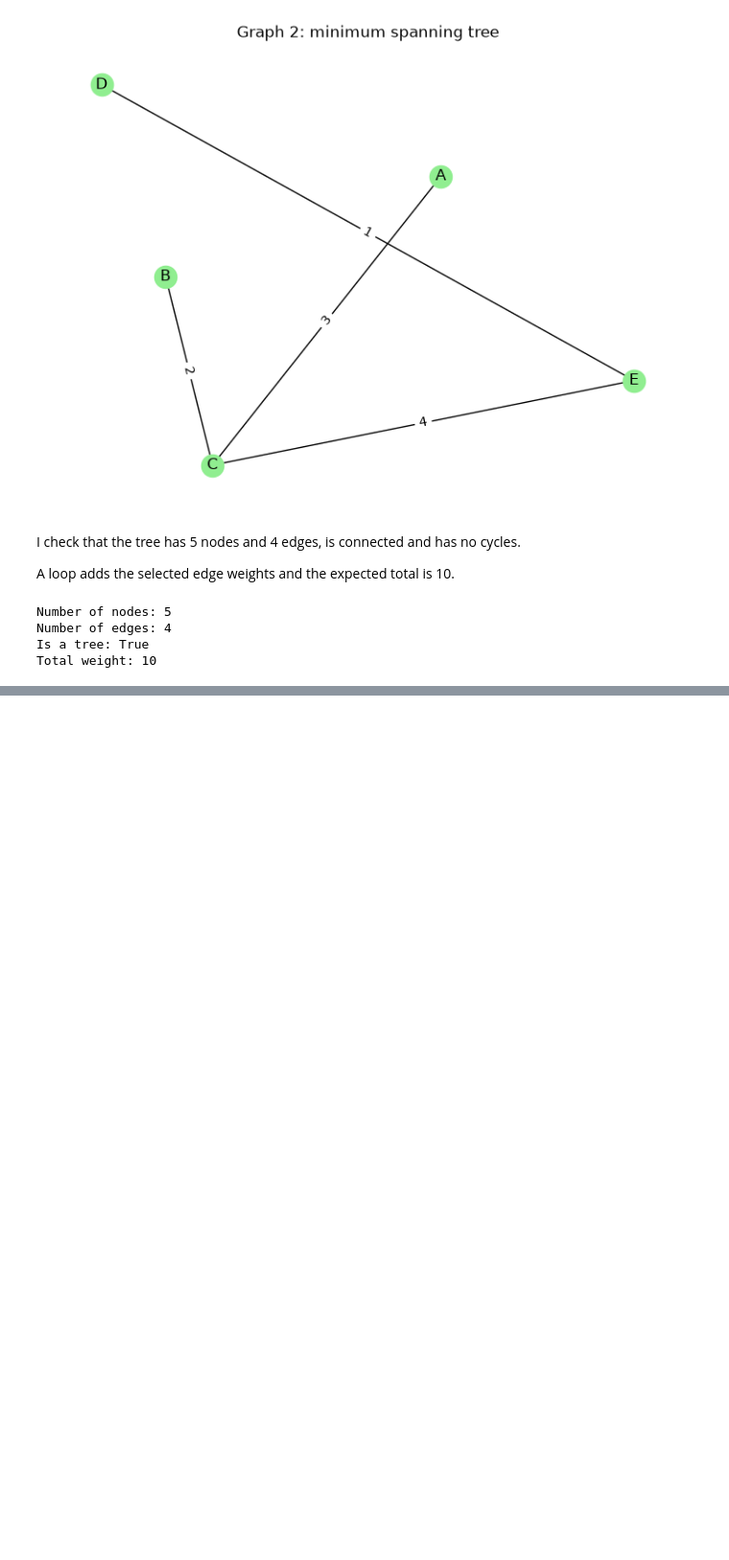
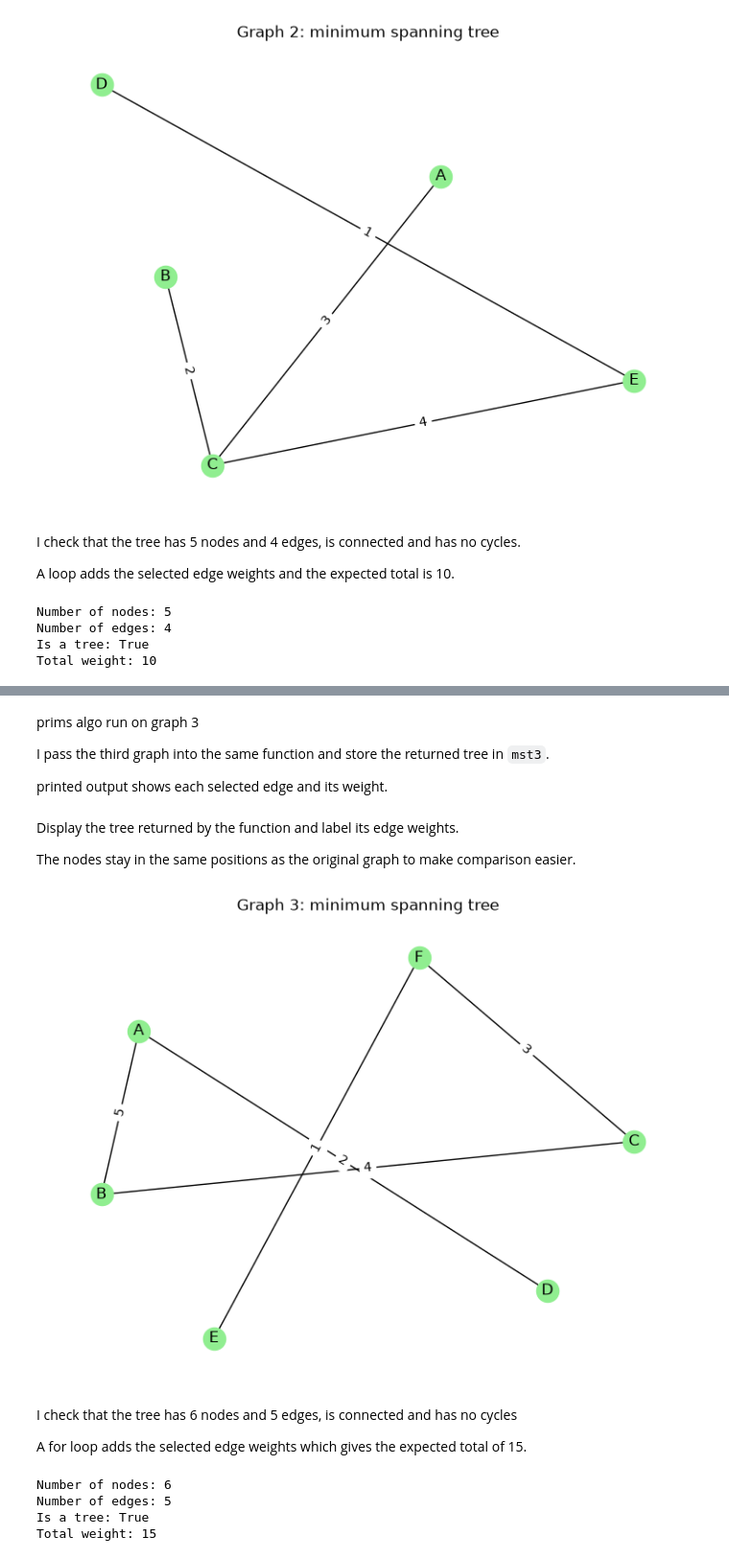
Before and after one commit to janadatatech/dsa2-coursework, a Jupyter notebook: Q2_minimum_spanning_tree.ipynb, the cells around one changed output, grey strips where cells are left out. Shown at 96% size. Saved outputs shown, nothing was run; the diff lists cells and outputs as text; code cells hidden in the pictures; blank space fills up the shorter version.

```diff
--- a/Q2_minimum_spanning_tree.ipynb
+++ b/Q2_minimum_spanning_tree.ipynb
@@ -246,0 +297,39 @@ Total weight: 10
+# %% [markdown]
+prims algo run on graph 3
+
+I pass the third graph into the same function and store the returned tree in `mst3`.
+
+printed output shows each selected edge and its weight.
+# %% [markdown]
+Display the tree returned by the function and label its edge weights.
+
+The nodes stay in the same positions as the original graph to make comparison easier.
+# %%
+plt.figure(figsize=(7, 5))
+nx.draw(mst3, positions3, with_labels=True, node_color="lightgreen")
+weights3 = nx.get_edge_attributes(mst3, "weight")
+nx.draw_networkx_edge_labels(mst3, positions3, edge_labels=weights3)
+plt.title("Graph 3: minimum spanning tree")
+plt.axis("off")
+plt.show()
+# %% [output]
+[figure, added]
+# %% [markdown]
+I check that the tree has 6 nodes and 5 edges, is connected and has no cycles
+
+A for loop adds the selected edge weights which gives the expected total of 15.
+# %%
+print("Number of nodes:", mst3.number_of_nodes())
+print("Number of edges:", mst3.number_of_edges())
+print("Is a tree:", nx.is_tree(mst3))
+
+total_weight3 = 0
+for node1, node2 in mst3.edges():
+    weight = mst3[node1][node2]["weight"]
+    total_weight3 = total_weight3 + weight
+print("Total weight:", total_weight3)
+# %% [output]
+Number of nodes: 6
+Number of edges: 5
+Is a tree: True
+Total weight: 15
```
Also changed, not shown: parts of 5 cells of this notebook.
